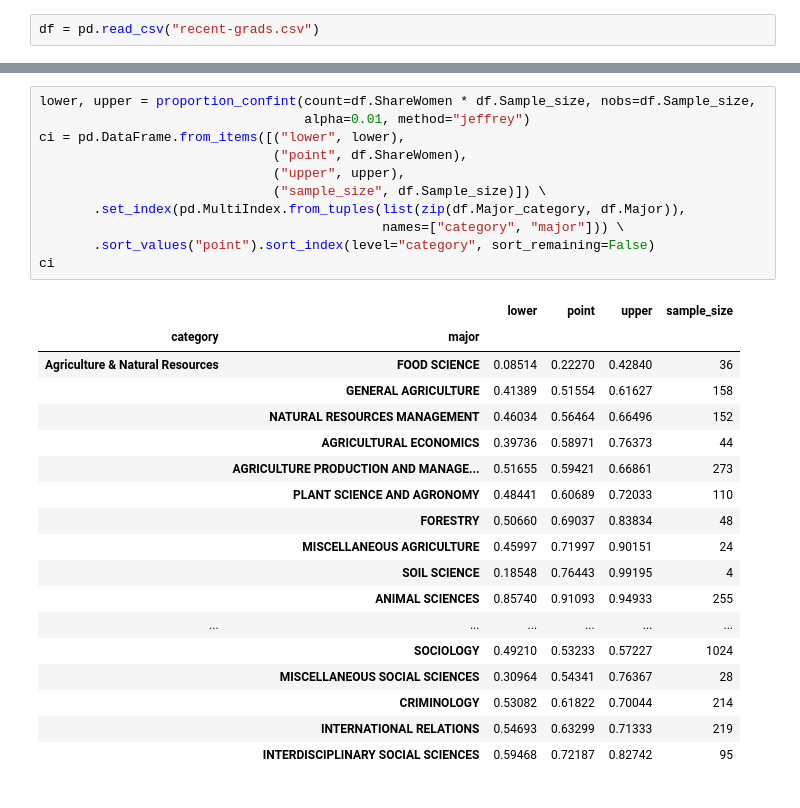
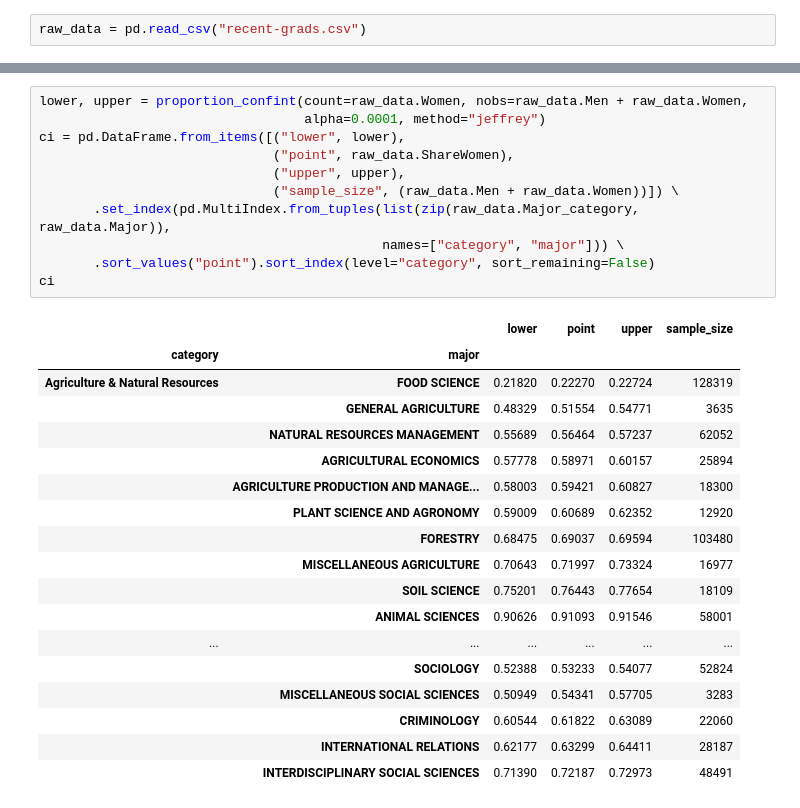
Before and after one commit to alanhdu/explorations, a Jupyter notebook: college-gender-ratio/CollegeGenderRatios.ipynb, the cells around one changed output, grey strips where cells are left out. Drawn from its saved outputs; the diff is of its cells as text.

```diff
--- a/college-gender-ratio/CollegeGenderRatios.ipynb
+++ b/college-gender-ratio/CollegeGenderRatios.ipynb
@@ -12,4 +20,4 @@ pd.set_option("display.max_rows", 1000)
 # %% [output]
 Loading BokehJS ...
 # %%
-df = pd.read_csv("recent-grads.csv")
+raw_data = pd.read_csv("recent-grads.csv")
@@ -16,30 +30,30 @@ df = pd.read_csv("recent-grads.csv")
 # %%
-lower, upper = proportion_confint(count=df.ShareWomen * df.Sample_size, nobs=df.Sample_size,
-                                  alpha=0.01, method="jeffrey")
+lower, upper = proportion_confint(count=raw_data.Women, nobs=raw_data.Men + raw_data.Women,
+                                  alpha=0.0001, method="jeffrey")
 ci = pd.DataFrame.from_items([("lower", lower),
-                              ("point", df.ShareWomen),
+                              ("point", raw_data.ShareWomen),
                               ("upper", upper),
-                              ("sample_size", df.Sample_size)]) \
-       .set_index(pd.MultiIndex.from_tuples(list(zip(df.Major_category, df.Major)),
+                              ("sample_size", (raw_data.Men + raw_data.Women))]) \
+       .set_index(pd.MultiIndex.from_tuples(list(zip(raw_data.Major_category, raw_data.Major)),
                                             names=["category", "major"])) \
        .sort_values("point").sort_index(level="category", sort_remaining=False)
 ci
 # %% [output]
 |  |  | lower | point | upper | sample_size |
 | category | major |  |  |  |  |
-| Agriculture & Natural Resources | FOOD SCIENCE | 0.08514 | 0.22270 | 0.42840 | 36 |
-|  | GENERAL AGRICULTURE | 0.41389 | 0.51554 | 0.61627 | 158 |
-|  | NATURAL RESOURCES MANAGEMENT | 0.46034 | 0.56464 | 0.66496 | 152 |
-|  | AGRICULTURAL ECONOMICS | 0.39736 | 0.58971 | 0.76373 | 44 |
-|  | AGRICULTURE PRODUCTION AND MANAGE... | 0.51655 | 0.59421 | 0.66861 | 273 |
-|  | PLANT SCIENCE AND AGRONOMY | 0.48441 | 0.60689 | 0.72033 | 110 |
-|  | FORESTRY | 0.50660 | 0.69037 | 0.83834 | 48 |
-|  | MISCELLANEOUS AGRICULTURE | 0.45997 | 0.71997 | 0.90151 | 24 |
-|  | SOIL SCIENCE | 0.18548 | 0.76443 | 0.99195 | 4 |
-|  | ANIMAL SCIENCES | 0.85740 | 0.91093 | 0.94933 | 255 |
+| Agriculture & Natural Resources | FOOD SCIENCE | 0.21820 | 0.22270 | 0.22724 | 128319 |
+|  | GENERAL AGRICULTURE | 0.48329 | 0.51554 | 0.54771 | 3635 |
+|  | NATURAL RESOURCES MANAGEMENT | 0.55689 | 0.56464 | 0.57237 | 62052 |
+|  | AGRICULTURAL ECONOMICS | 0.57778 | 0.58971 | 0.60157 | 25894 |
+|  | AGRICULTURE PRODUCTION AND MANAGE... | 0.58003 | 0.59421 | 0.60827 | 18300 |
+|  | PLANT SCIENCE AND AGRONOMY | 0.59009 | 0.60689 | 0.62352 | 12920 |
+|  | FORESTRY | 0.68475 | 0.69037 | 0.69594 | 103480 |
+|  | MISCELLANEOUS AGRICULTURE | 0.70643 | 0.71997 | 0.73324 | 16977 |
+|  | SOIL SCIENCE | 0.75201 | 0.76443 | 0.77654 | 18109 |
+|  | ANIMAL SCIENCES | 0.90626 | 0.91093 | 0.91546 | 58001 |
 | ... | ... | ... | ... | ... | ... |
-|  | SOCIOLOGY | 0.49210 | 0.53233 | 0.57227 | 1024 |
-|  | MISCELLANEOUS SOCIAL SCIENCES | 0.30964 | 0.54341 | 0.76367 | 28 |
-|  | CRIMINOLOGY | 0.53082 | 0.61822 | 0.70044 | 214 |
-|  | INTERNATIONAL RELATIONS | 0.54693 | 0.63299 | 0.71333 | 219 |
-|  | INTERDISCIPLINARY SOCIAL SCIENCES | 0.59468 | 0.72187 | 0.82742 | 95 |
+|  | SOCIOLOGY | 0.52388 | 0.53233 | 0.54077 | 52824 |
+|  | MISCELLANEOUS SOCIAL SCIENCES | 0.50949 | 0.54341 | 0.57705 | 3283 |
+|  | CRIMINOLOGY | 0.60544 | 0.61822 | 0.63089 | 22060 |
+|  | INTERNATIONAL RELATIONS | 0.62177 | 0.63299 | 0.64411 | 28187 |
+|  | INTERDISCIPLINARY SOCIAL SCIENCES | 0.71390 | 0.72187 | 0.72973 | 48491 |
```
Also changed, not shown: parts of 12 cells of this notebook.
